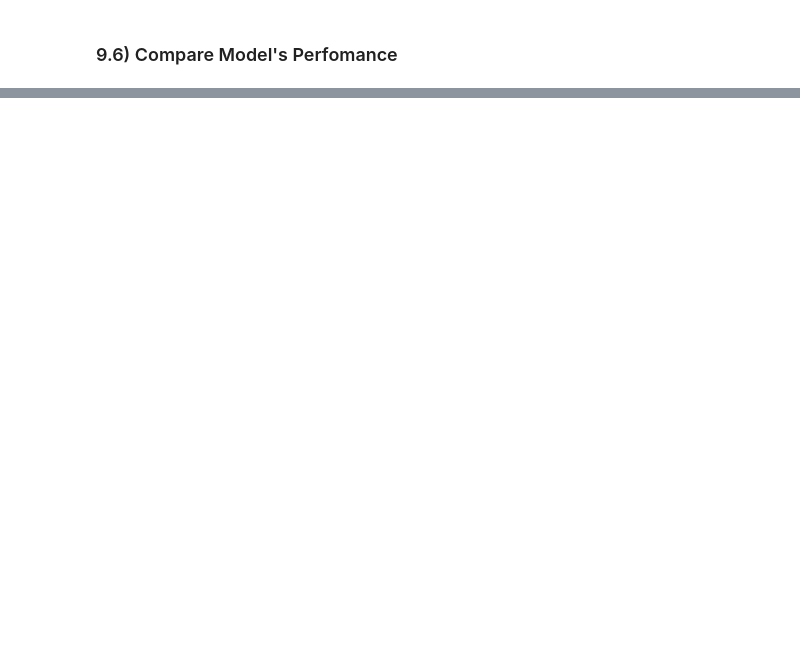
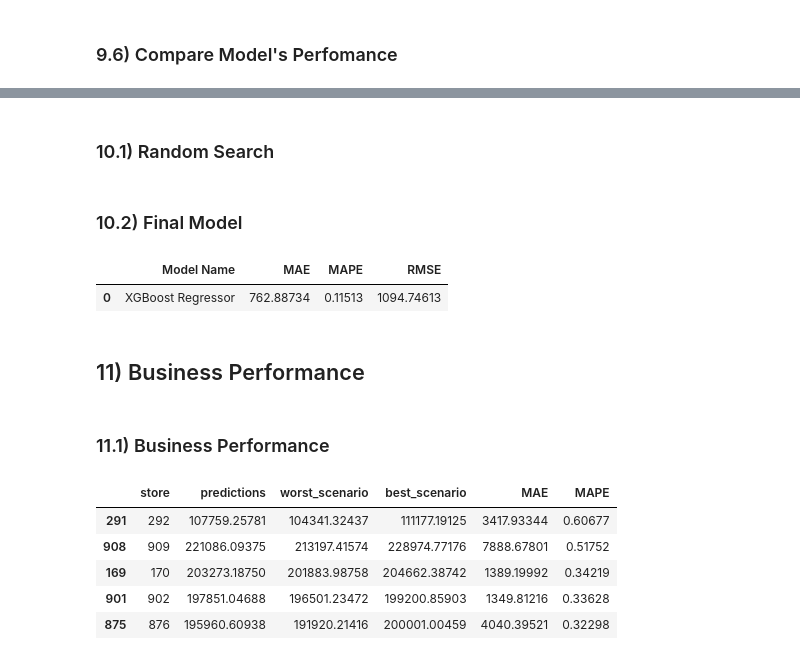
Before and after one commit to jaohenritm/Rossman, a Jupyter notebook: store_sales_prediction.ipynb, the cells around one changed output, grey strips where cells are left out. Drawn from its saved outputs; the diff is of its cells as text; code cells hidden in the pictures; blank space fills up the shorter version.

```diff
--- a/store_sales_prediction.ipynb
+++ b/store_sales_prediction.ipynb
@@ -1262,0 +1189,2 @@ xgb_result_tuned
+# %% [markdown]
+### 10.1) Random Search
@@ -1262,0 +1223,2 @@ xgb_result_tuned
+# %% [markdown]
+### 10.2) Final Model
@@ -1262,0 +1234,21 @@ xgb_result_tuned
+# %%
+# model
+model_xgb_tuned = xgb.XGBRegressor(objective='reg:squarederror',
+                             n_estimators=param_tuned['n_estimators'],
+                             eta=param_tuned['eta'],
+                             max_depth=param_tuned['max_depth'],
+                             subsample=param_tuned['subsample'],
+                             colsample_bytree=param_tuned['colsample_bytree'],
+                             min_child_weight=param_tuned['min_child_weight']).fit(x_train, y_train)
+
+# prediction
+yhat_xgb_tuned = model_xgb_tuned.predict(x_test)
+
+# performance
+xgb_result_tuned = ml_error('XGBoost Regressor', np.expm1(y_test), np.expm1(yhat_xgb_tuned))
+xgb_result_tuned
+# %% [output]
+|  | Model Name | MAE | MAPE | RMSE |
+| 0 | XGBoost Regressor | 762.88734 | 0.11513 | 1094.74613 |
+# %% [markdown]
+## 11) Business Performance
@@ -1262,0 +1261,2 @@ xgb_result_tuned
+# %% [markdown]
+### 11.1) Business Performance
@@ -1262,0 +1281,9 @@ xgb_result_tuned
+# %%
+df92.sort_values('MAPE', ascending=False).head()
+# %% [output]
+|  | store | predictions | worst_scenario | best_scenario | MAE | MAPE |
+| 291 | 292 | 107759.25781 | 104341.32437 | 111177.19125 | 3417.93344 | 0.60677 |
+| 908 | 909 | 221086.09375 | 213197.41574 | 228974.77176 | 7888.67801 | 0.51752 |
+| 169 | 170 | 203273.18750 | 201883.98758 | 204662.38742 | 1389.19992 | 0.34219 |
+| 901 | 902 | 197851.04688 | 196501.23472 | 199200.85903 | 1349.81216 | 0.33628 |
+| 875 | 876 | 195960.60938 | 191920.21416 | 200001.00459 | 4040.39521 | 0.32298 |
```
Also changed, not shown: parts of 68 cells of this notebook.
